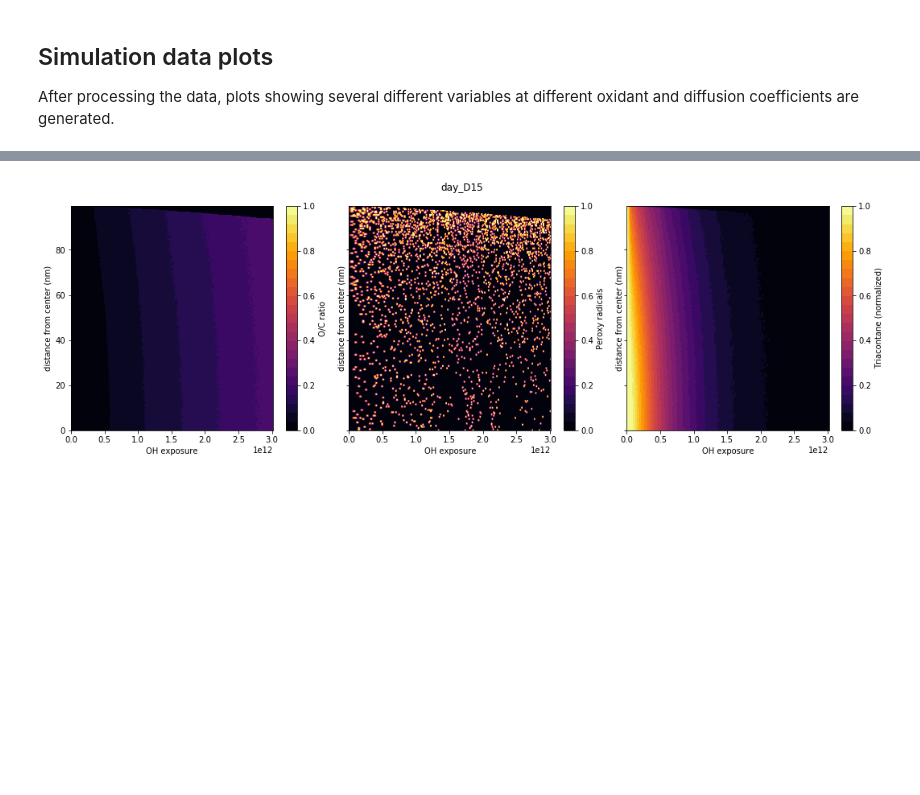
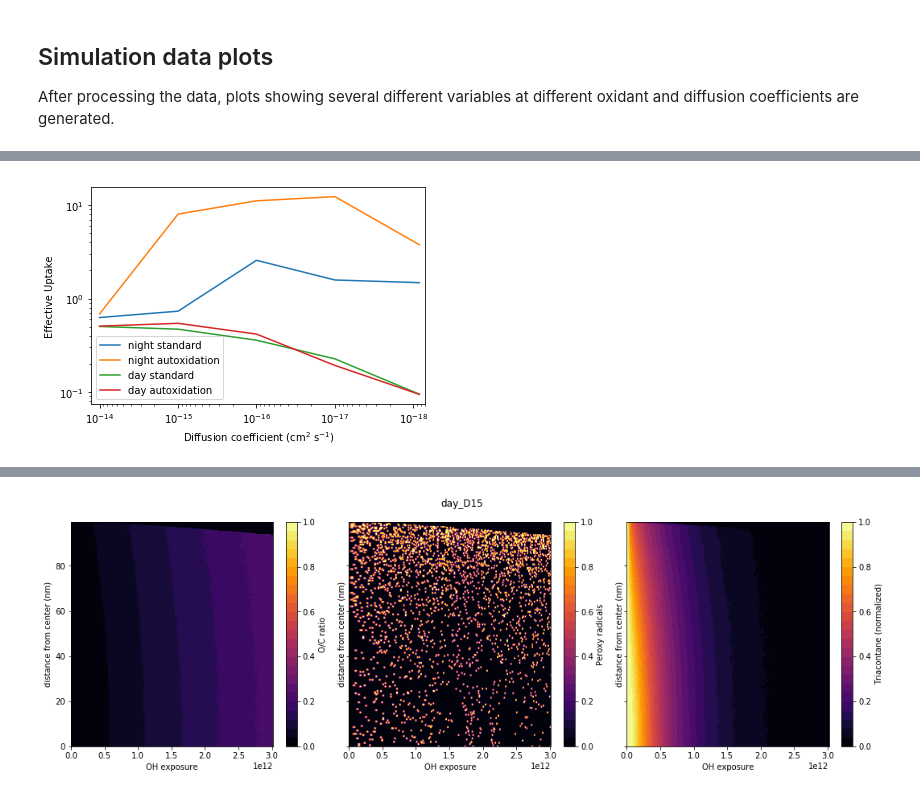
Before and after one commit to aawiegel/StackSimAnalysis, a Jupyter notebook: python/Autoxidation.ipynb, the cells around one changed output, grey strips where cells are left out. Saved outputs shown, nothing was run; the diff lists cells and outputs as text; code cells hidden in the pictures; blank space fills up the shorter version.

Commit message:
updated graphs

```diff
--- a/python/Autoxidation.ipynb
+++ b/python/Autoxidation.ipynb
@@ -169,0 +74,44 @@ for scenario in natsort.natsorted(files.keys()):
+# %%
+%matplotlib inline
+
+diff_string = r'Diffusion coefficient (cm$^{2}$ s$^{-1}$)'
+uptake_string = 'Effective Uptake'
+
+condition = ["day", "night"]
+
+uptake_data = dict()
+
+fig, ax = plt.subplots(1)
+
+for cond in reversed(condition):
+
+
+    # Get uptake coefficient from each file
+    for mech in mechanism:
+        coef = np.array([])
+        uptake = np.array([])
+        for D in diffusion:
+
+            with pd.ExcelFile(os.path.join(subdir, files[cond+"_"+D+mech])) as xlsx:
+                df = pd.read_excel(xlsx, 'model summary')
+            coef = np.append(coef, D_string_conv[D])
+            uptake = np.append(uptake, df[uptake_string].iloc[0])
+
+        # Put in data frame
+        uptake_data[cond+mech] = pd.DataFrame({diff_string : coef,
+                                      cond+auto_convert[mech] : uptake})
+
+        # Plot data
+        uptake_data[cond+mech].plot(x = diff_string, y = cond+auto_convert[mech],
+                          ax = ax, logx=True, logy=True, xlim=(1.3E-10, 7E-19))
+
+ax.set_xlim([1.3E-14, 7E-19])
+#ax.set_ylim([0, 0.52])
+ax.set_xlabel(diff_string)
+ax.set_ylabel(uptake_string)
+
+
+fig.savefig(os.path.join(subdir, 'effuptake.png'),
+            fmt='png', dpi=300, bbox_inches='tight')
+# %% [output]
+[figure, added]
```
Also changed, not shown: parts of 4 cells of this notebook, 1 other file.
